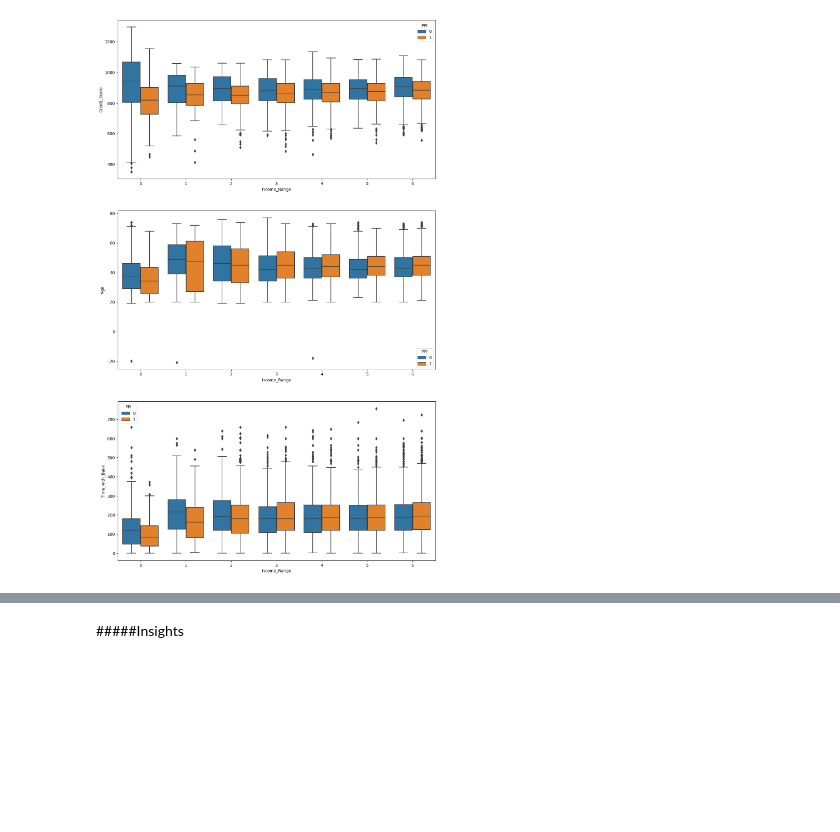
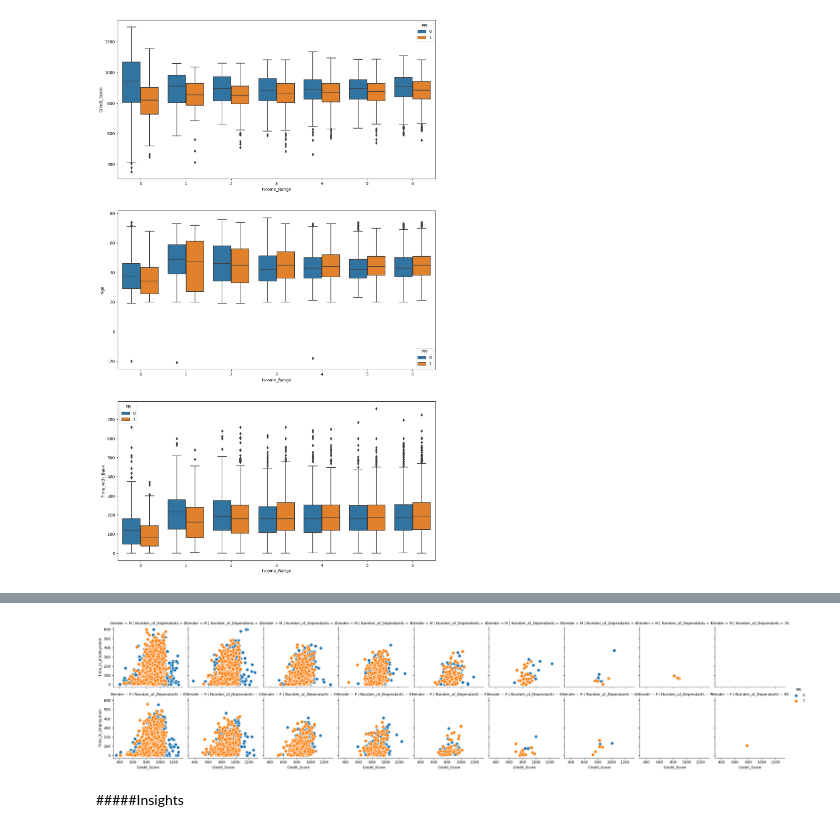
Before and after one commit to pradeepvaranasi/insurance_re, a Jupyter notebook: TigerAnalytics_CaseStudy_PradeepVaranasi.ipynb, the cells around one changed output, grey strips where cells are left out. Drawn from its saved outputs; the diff is of its cells as text; code cells hidden in the pictures; blank space fills up the shorter version.

```diff
--- a/TigerAnalytics_CaseStudy_PradeepVaranasi.ipynb
+++ b/TigerAnalytics_CaseStudy_PradeepVaranasi.ipynb
@@ -477,3 +487,13 @@ plt.show()
+# %%
+# Credit Score vs. Time_in_Employment vs. Gender vs. Number_of_Dependents against PPI
+kws = dict(s=80, linewidth=1, edgecolor="w")
+kws1 = dict(height=3, aspect=1)
+g = sns.FacetGrid(df, col="Number_of_Dependants" , row = "Gender" , hue="PPI" , **kws1)
+g = g.map(plt.scatter, "Credit_Score" , "Time_in_Employment",**kws)
+g.add_legend()
+plt.show()
+# %% [output]
+[figure, added]
 # %% [markdown]
 #####Insights
 # %% [markdown]
```
Also changed, not shown: parts of 1 cell of this notebook.
